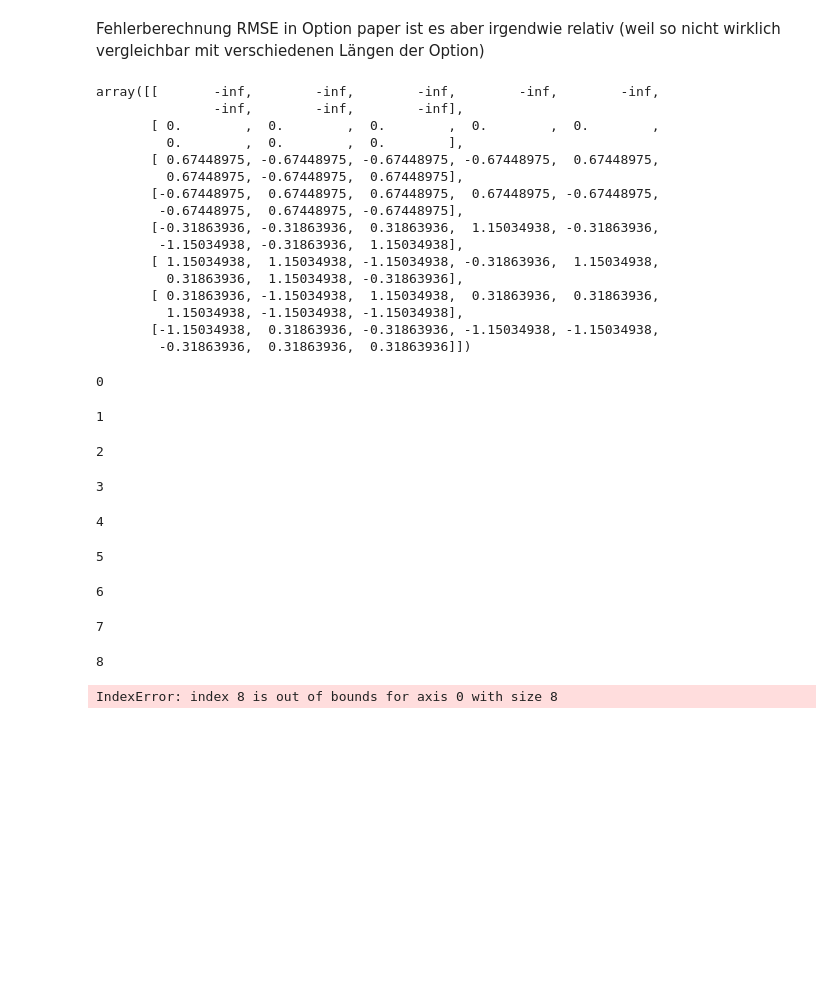
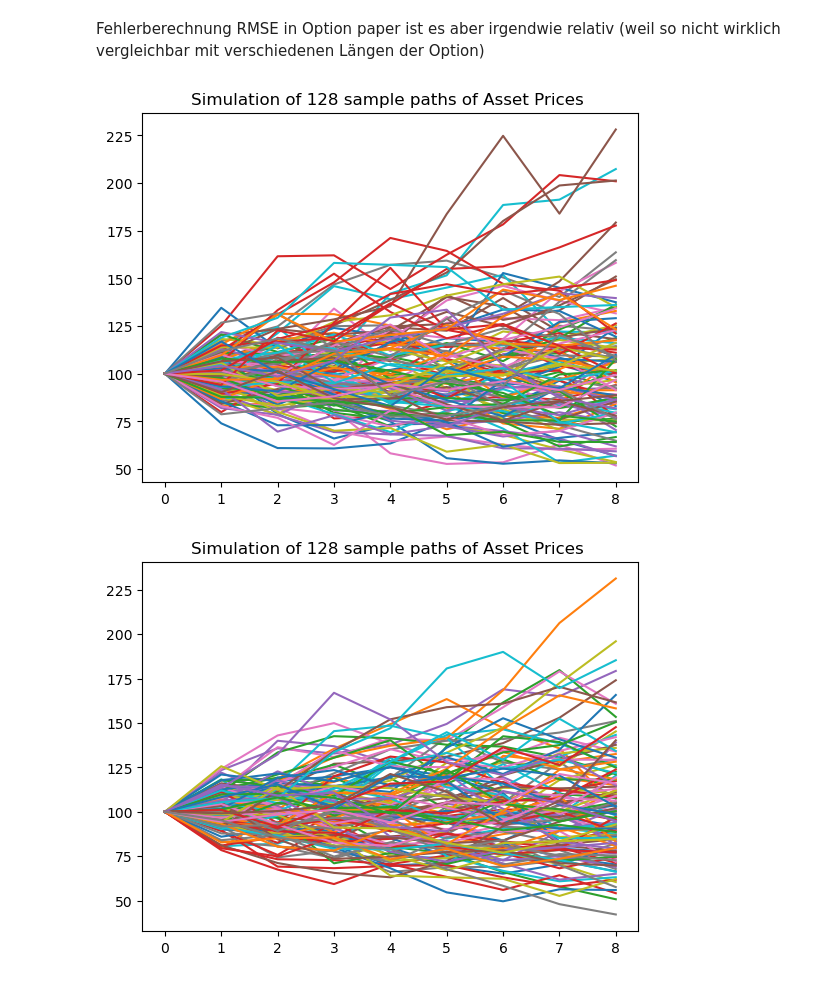
Before and after one commit to fabiangothe/Bachelor-thesis, a Jupyter notebook: Ratched_Digital_Option_Comparison.ipynb, the cells around one changed output. Drawn from its saved outputs; the diff is of its cells as text; code cells hidden in the pictures; blank space fills up the shorter version.

```diff
--- a/Ratched_Digital_Option_Comparison.ipynb
+++ b/Ratched_Digital_Option_Comparison.ipynb
@@ -135,52 +135,30 @@ Fehlerberechnung RMSE in Option paper ist es aber irgendwie relativ (weil so nic
 # %%
 n = np.linspace(10,mc_runs, 1000, dtype = int)
 mc_sim_SBM = np.empty(len(n))
 mc_sim_BB = np.empty(len(n))
 
 mc_runs = int(n[len(n)-1])
 
 QMC = True
 Sobol_not_Halton = True
-scramble_func = False
+scramble_func = True
 
 
 BB = False
 payoff_SBM = ratched_option(k, m, QMC, Sobol_not_Halton, scramble_func, BB, mc_runs, d, delta_t, S_0, mu, sigma)
 
 BB = True
 payoff_BB = ratched_option(k, m, QMC, Sobol_not_Halton, scramble_func, BB, mc_runs, d, delta_t, S_0, mu, sigma)
 
 #Darf ich die Simulation so machen, in dem ich ich immer ein Teilintervall nehme?
 for i in range(len(n)):
     mc_sim_SBM[i] = payoff_SBM[:n[i]].mean() #Hier werden aus Payoff MC Wert berechnet
     mc_sim_BB[i] = payoff_BB[:n[i]].mean()
+print("Best MC Expectation with Standard calculation is: " + mc_sim_SBM.mean())
+print("Best MC Expectation with Brownian Bridge calculation is: " + mc_sim_BB.mean())
 # %% [output]
-array([[       -inf,        -inf,        -inf,        -inf,        -inf,
-               -inf,        -inf,        -inf],
-       [ 0.        ,  0.        ,  0.        ,  0.        ,  0.        ,
-         0.        ,  0.        ,  0.        ],
-       [ 0.67448975, -0.67448975, -0.67448975, -0.67448975,  0.67448975,
-         0.67448975, -0.67448975,  0.67448975],
-       [-0.67448975,  0.67448975,  0.67448975,  0.67448975, -0.67448975,
-        -0.67448975,  0.67448975, -0.67448975],
-       [-0.31863936, -0.31863936,  0.31863936,  1.15034938, -0.31863936,
-        -1.15034938, -0.31863936,  1.15034938],
-       [ 1.15034938,  1.15034938, -1.15034938, -0.31863936,  1.15034938,
-         0.31863936,  1.15034938, -0.31863936],
-       [ 0.31863936, -1.15034938,  1.15034938,  0.31863936,  0.31863936,
-         1.15034938, -1.15034938, -1.15034938],
-       [-1.15034938,  0.31863936, -0.31863936, -1.15034938, -1.15034938,
-        -0.31863936,  0.31863936,  0.31863936]])
-0
-1
-2
-3
-4
-5
-6
-7
-8
-IndexError: index 8 is out of bounds for axis 0 with size 8
+[figure, added]
+[figure, added]
 # %%
 plt.plot(n, np.sqrt((mc_sim_SBM - Exp)**2), label = 'SBM')
 plt.plot(n, np.sqrt((mc_sim_BB - Exp)**2), label = 'BB')
```
Also changed, not shown: parts of 2 cells of this notebook.
